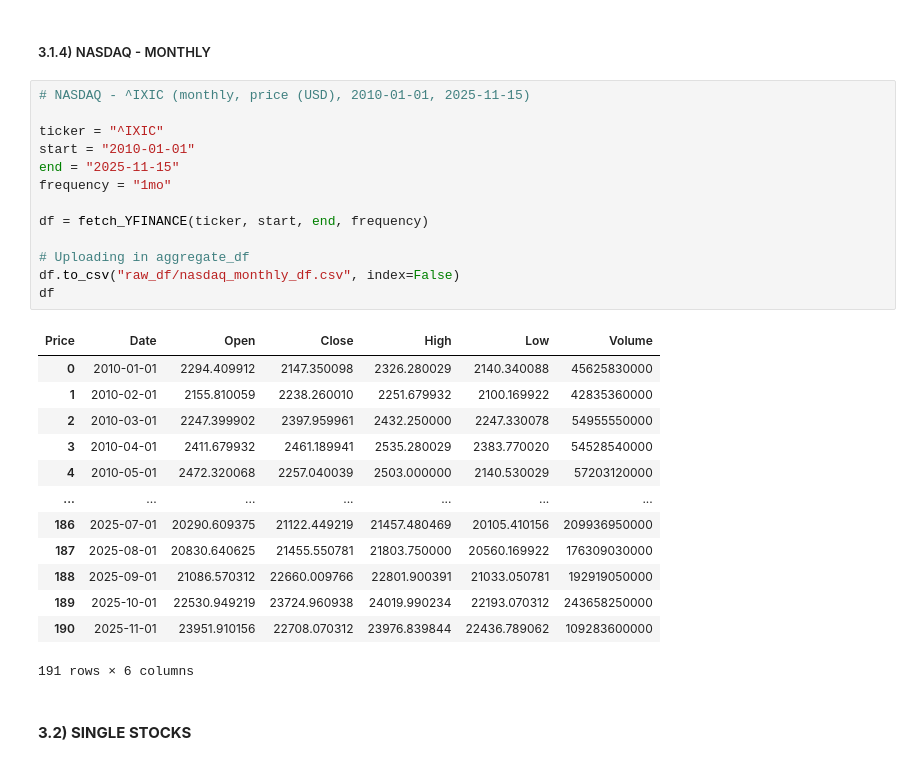
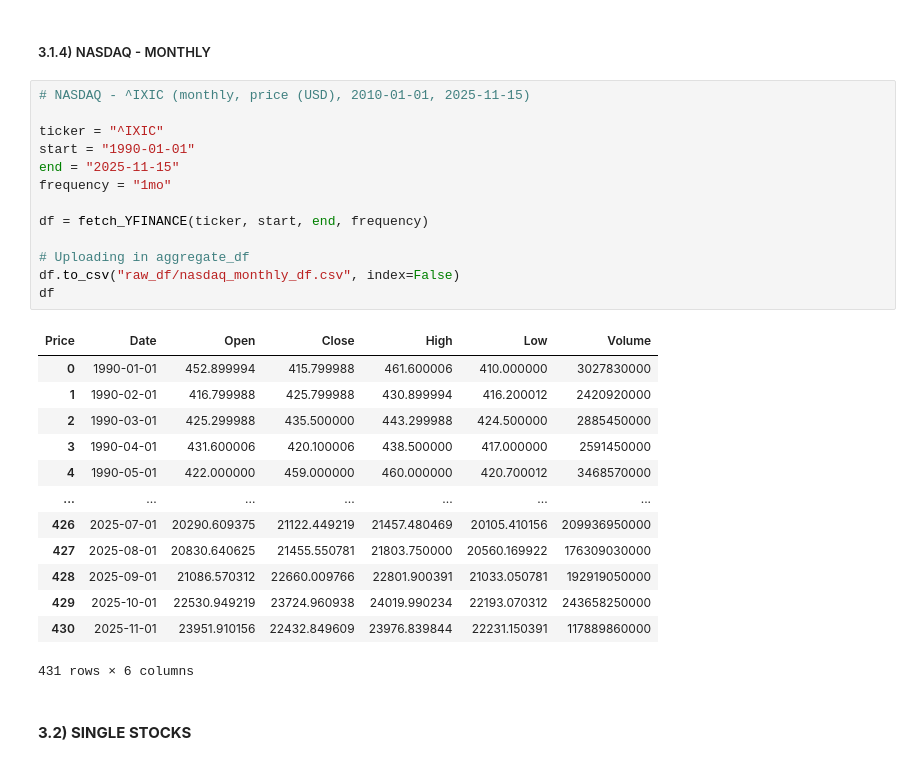
Before and after one commit to EliaLand/Martingale_FVM_AssetPricing, a Jupyter notebook: data_extraction/main.ipynb, the cells around one changed output. Saved outputs shown, nothing was run; the diff lists cells and outputs as text.

```diff
--- a/data_extraction/main.ipynb
+++ b/data_extraction/main.ipynb
@@ -110,29 +110,29 @@ df
 # %%
 # NASDAQ - ^IXIC (monthly, price (USD), 2010-01-01, 2025-11-15)
 
 ticker = "^IXIC"
-start = "2010-01-01"
+start = "1990-01-01"
 end = "2025-11-15"
 frequency = "1mo"
 
 df = fetch_YFINANCE(ticker, start, end, frequency)
 
 # Uploading in aggregate_df
 df.to_csv("raw_df/nasdaq_monthly_df.csv", index=False)
 df
 # %% [output]
 | Price | Date | Open | Close | High | Low | Volume |
-| 0 | 2010-01-01 | 2294.409912 | 2147.350098 | 2326.280029 | 2140.340088 | 45625830000 |
-| 1 | 2010-02-01 | 2155.810059 | 2238.260010 | 2251.679932 | 2100.169922 | 42835360000 |
-| 2 | 2010-03-01 | 2247.399902 | 2397.959961 | 2432.250000 | 2247.330078 | 54955550000 |
-| 3 | 2010-04-01 | 2411.679932 | 2461.189941 | 2535.280029 | 2383.770020 | 54528540000 |
-| 4 | 2010-05-01 | 2472.320068 | 2257.040039 | 2503.000000 | 2140.530029 | 57203120000 |
+| 0 | 1990-01-01 | 452.899994 | 415.799988 | 461.600006 | 410.000000 | 3027830000 |
+| 1 | 1990-02-01 | 416.799988 | 425.799988 | 430.899994 | 416.200012 | 2420920000 |
+| 2 | 1990-03-01 | 425.299988 | 435.500000 | 443.299988 | 424.500000 | 2885450000 |
+| 3 | 1990-04-01 | 431.600006 | 420.100006 | 438.500000 | 417.000000 | 2591450000 |
+| 4 | 1990-05-01 | 422.000000 | 459.000000 | 460.000000 | 420.700012 | 3468570000 |
 | ... | ... | ... | ... | ... | ... | ... |
-| 186 | 2025-07-01 | 20290.609375 | 21122.449219 | 21457.480469 | 20105.410156 | 209936950000 |
-| 187 | 2025-08-01 | 20830.640625 | 21455.550781 | 21803.750000 | 20560.169922 | 176309030000 |
-| 188 | 2025-09-01 | 21086.570312 | 22660.009766 | 22801.900391 | 21033.050781 | 192919050000 |
-| 189 | 2025-10-01 | 22530.949219 | 23724.960938 | 24019.990234 | 22193.070312 | 243658250000 |
-| 190 | 2025-11-01 | 23951.910156 | 22708.070312 | 23976.839844 | 22436.789062 | 109283600000 |
+| 426 | 2025-07-01 | 20290.609375 | 21122.449219 | 21457.480469 | 20105.410156 | 209936950000 |
+| 427 | 2025-08-01 | 20830.640625 | 21455.550781 | 21803.750000 | 20560.169922 | 176309030000 |
+| 428 | 2025-09-01 | 21086.570312 | 22660.009766 | 22801.900391 | 21033.050781 | 192919050000 |
+| 429 | 2025-10-01 | 22530.949219 | 23724.960938 | 24019.990234 | 22193.070312 | 243658250000 |
+| 430 | 2025-11-01 | 23951.910156 | 22432.849609 | 23976.839844 | 22231.150391 | 117889860000 |
-191 rows × 6 columns
+431 rows × 6 columns
 # %% [markdown]
 #### **3.2) SINGLE STOCKS**
```
Also changed, not shown: parts of 3 cells of this notebook, 7 other files.
